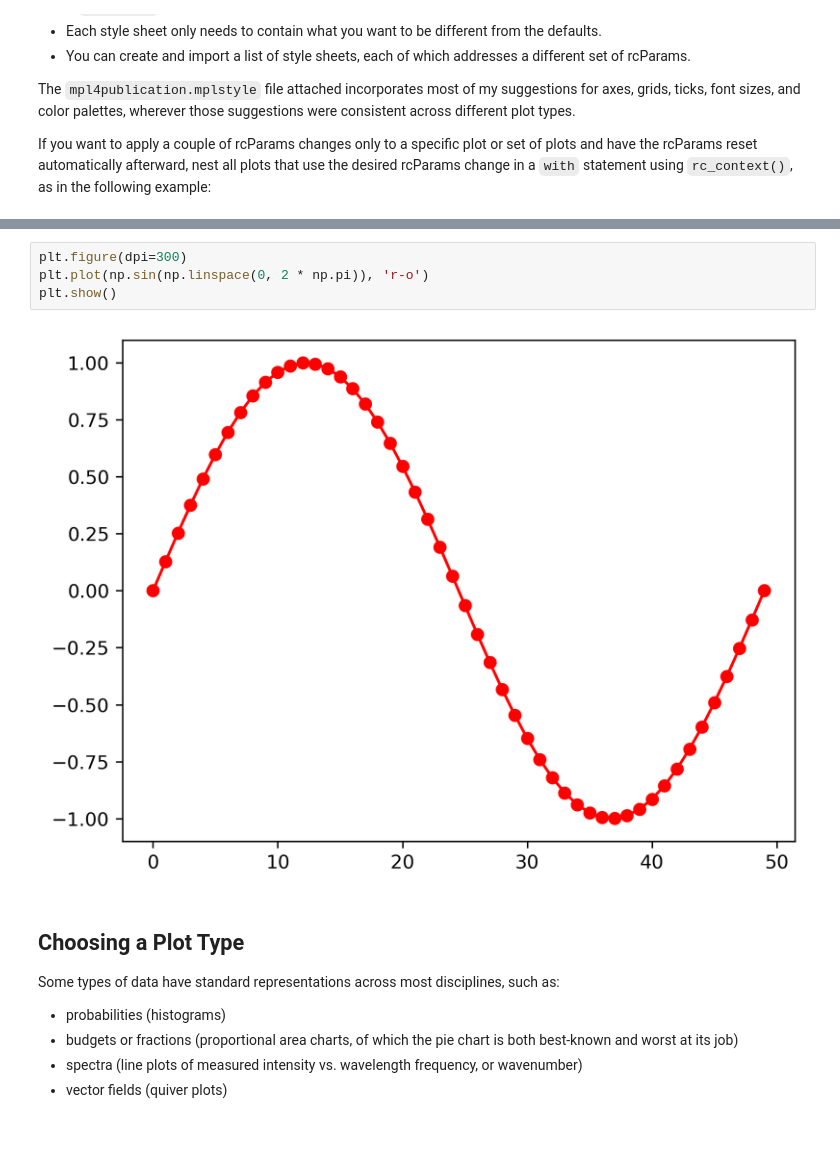
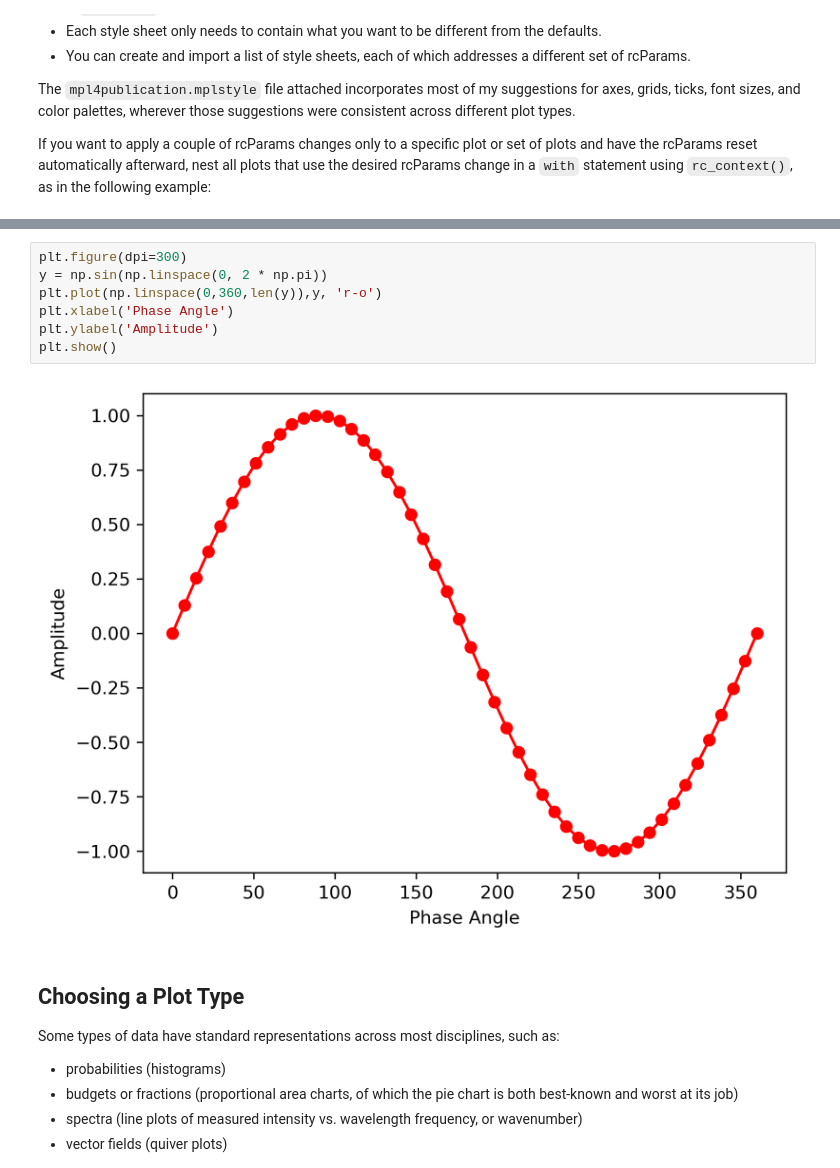
Before and after one commit to rlpitts/Matplotlib4Publication, a Jupyter notebook: MatplotlibTraining.ipynb, the cells around one changed output, grey strips where cells are left out. Cells and saved outputs as stored; diff of their text form; blank space fills up the shorter version.

```diff
--- a/MatplotlibTraining.ipynb
+++ b/MatplotlibTraining.ipynb
@@ -238,9 +313,12 @@ plt.show()
 # %%
 plt.figure(dpi=300)
-plt.plot(np.sin(np.linspace(0, 2 * np.pi)), 'r-o')
+y = np.sin(np.linspace(0, 2 * np.pi))
+plt.plot(np.linspace(0,360,len(y)),y, 'r-o')
+plt.xlabel('Phase Angle')
+plt.ylabel('Amplitude')
 plt.show()
 # %% [output]
-[figure, old version]
+[figure, new version]
 # %% [markdown]
 ## Choosing a Plot Type
 Some types of data have standard representations across most disciplines, such as:
```
Also changed, not shown: parts of 18 cells of this notebook, 3 other files.
